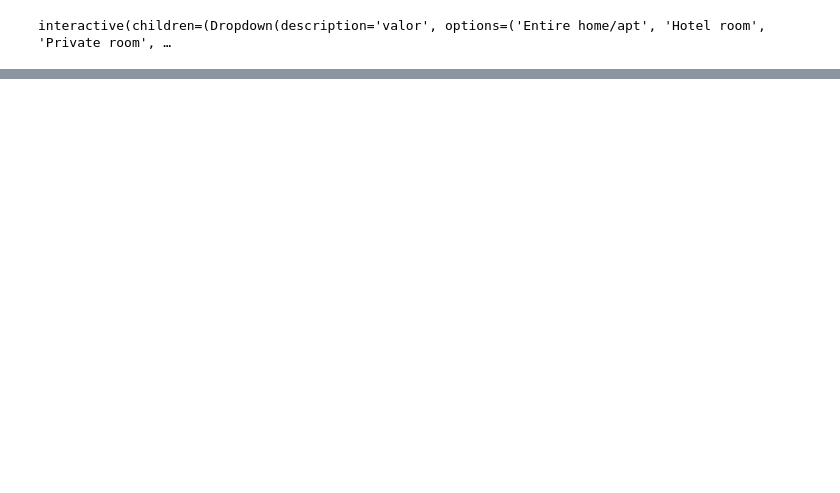
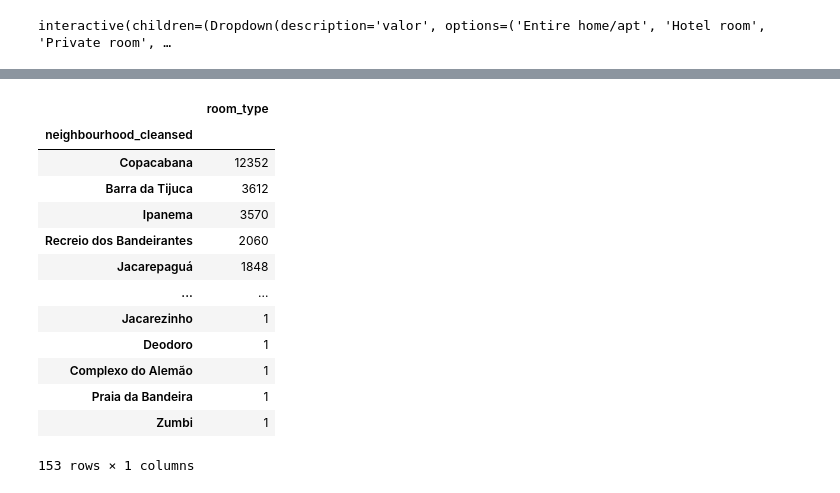
Before and after one commit to ederray/projetos_dnc, a Jupyter notebook: desafio5_data_wrangling/notebooks/eda.ipynb, the cells around one changed output, grey strips where cells are left out. Drawn from its saved outputs; the diff is of its cells as text; code cells hidden in the pictures; blank space fills up the shorter version.

Commit message:
eda: exploração dos dados contrução do processo de feature engineering.

```diff
--- a/desafio5_data_wrangling/notebooks/eda.ipynb
+++ b/desafio5_data_wrangling/notebooks/eda.ipynb
@@ -219,0 +352,5 @@ interactive(children=(Dropdown(description='valor', options=('Entire home/apt',
+# %%
+# quantidade de acomodações por bairro
+qtde_acomodacao_por_bairro = agrupar_dados(df=listings, cols_agrup=['neighbourhood_cleansed'],cols_filter=['room_type'],agr='count')
+qtde_acomodacao_por_bairro.sort_values(by='room_type', ascending=False)
+# %% [output]
@@ -220,3 +358,17 @@ interactive(children=(Dropdown(description='valor', options=('Entire home/apt',
+|  | room_type |
+| neighbourhood_cleansed |  |
+| Copacabana | 12352 |
+| Barra da Tijuca | 3612 |
+| Ipanema | 3570 |
+| Recreio dos Bandeirantes | 2060 |
+| Jacarepaguá | 1848 |
+| ... | ... |
+| Jacarezinho | 1 |
+| Deodoro | 1 |
+| Complexo do Alemão | 1 |
+| Praia da Bandeira | 1 |
+| Zumbi | 1 |
+153 rows × 1 columns
 # %%
 # média de preço por tipo de acomodação nos bairros do rio de janeiro
 
```
Also changed, not shown: parts of 17 cells of this notebook, 2 other files.
